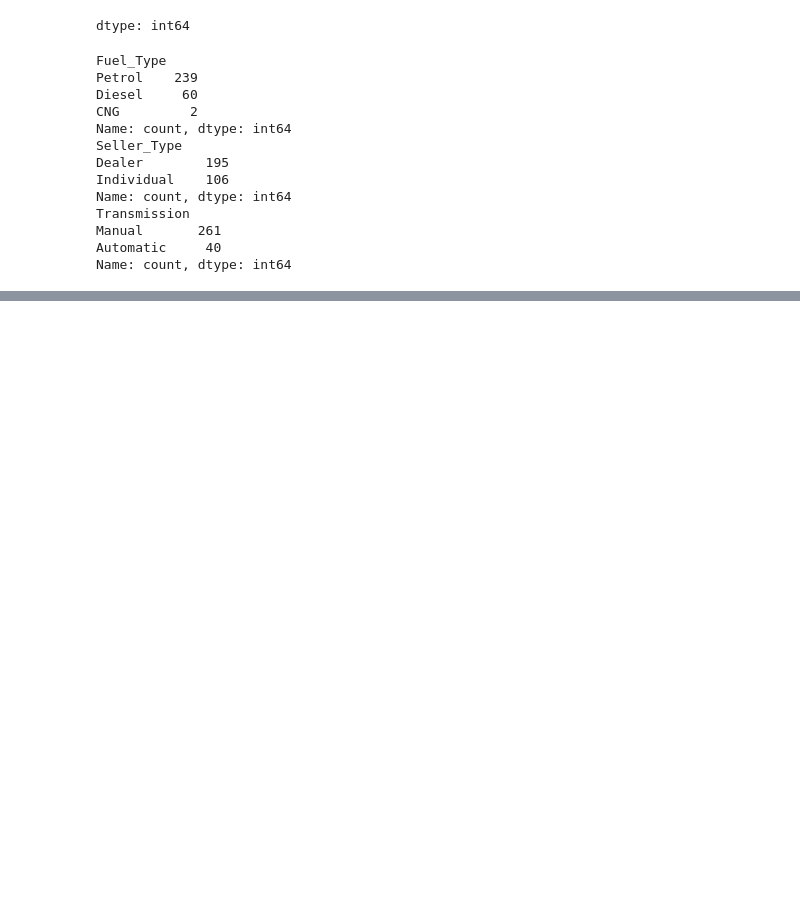
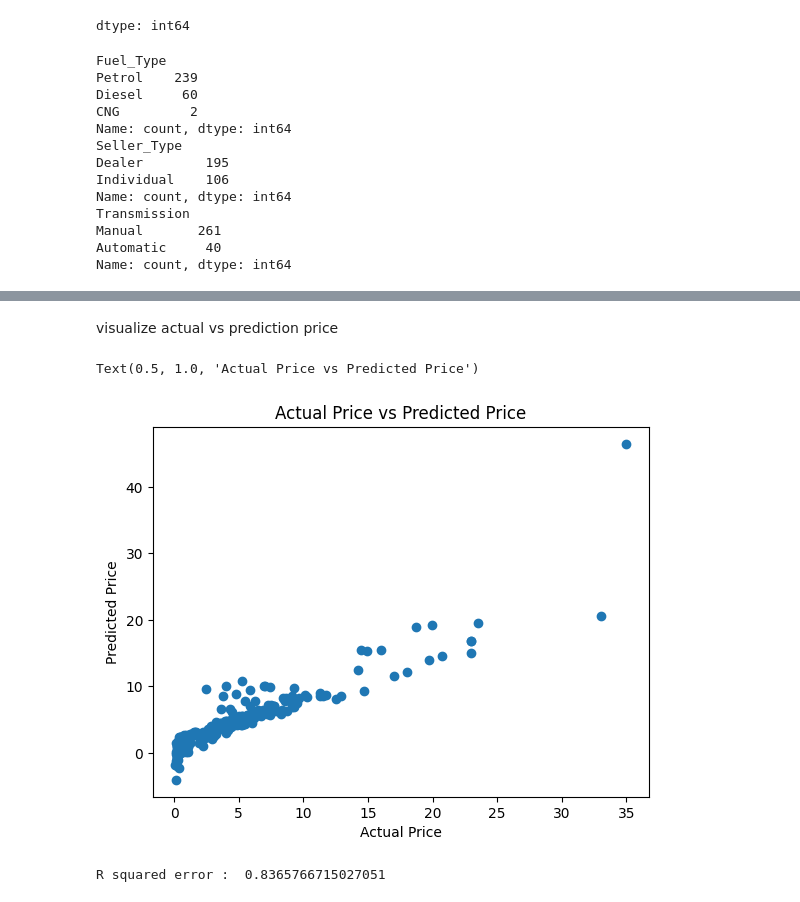
Before and after one commit to YuvinNavod/Python-Machine-Learning-Projects, a Jupyter notebook: 07_Car_Price_Prediction.ipynb, the cells around one changed output, grey strips where cells are left out. Cells and saved outputs as stored; diff of their text form; code cells hidden in the pictures; blank space fills up the shorter version.

```diff
--- a/07_Car_Price_Prediction.ipynb
+++ b/07_Car_Price_Prediction.ipynb
@@ -103,0 +177,10 @@ carDataset.head()
+# %% [markdown]
+visualize actual vs prediction price
+# %%
+plt.scatter(Y_train,trDaPrediction)
+plt.xlabel("Actual Price")
+plt.ylabel("Predicted Price")
+plt.title("Actual Price vs Predicted Price")
+# %% [output]
+Text(0.5, 1.0, 'Actual Price vs Predicted Price')
+[figure, added]
@@ -103,0 +190,6 @@ carDataset.head()
+# %%
+#r squre error
+error_score=metrics.r2_score(Y_test,testDaPrediction)
+print("R squared error : ",error_score)
+# %% [output]
+R squared error :  0.8365766715027051
```
Also changed, not shown: parts of 20 cells of this notebook.
